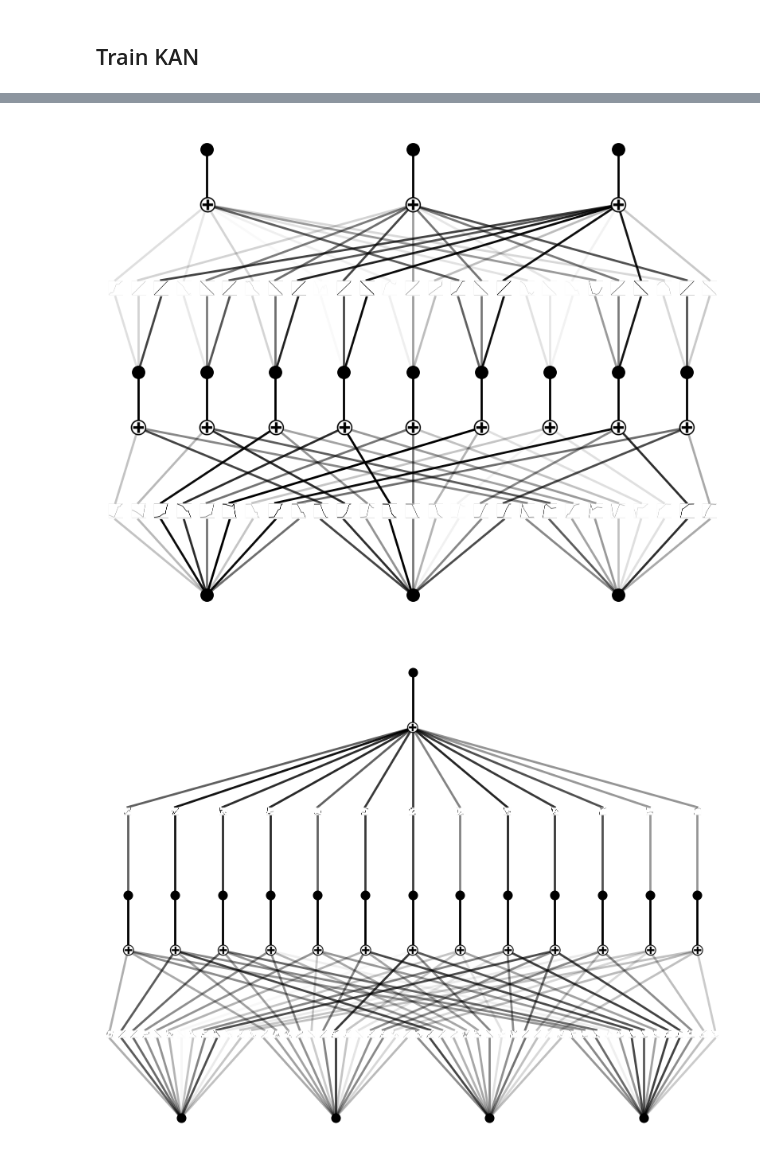
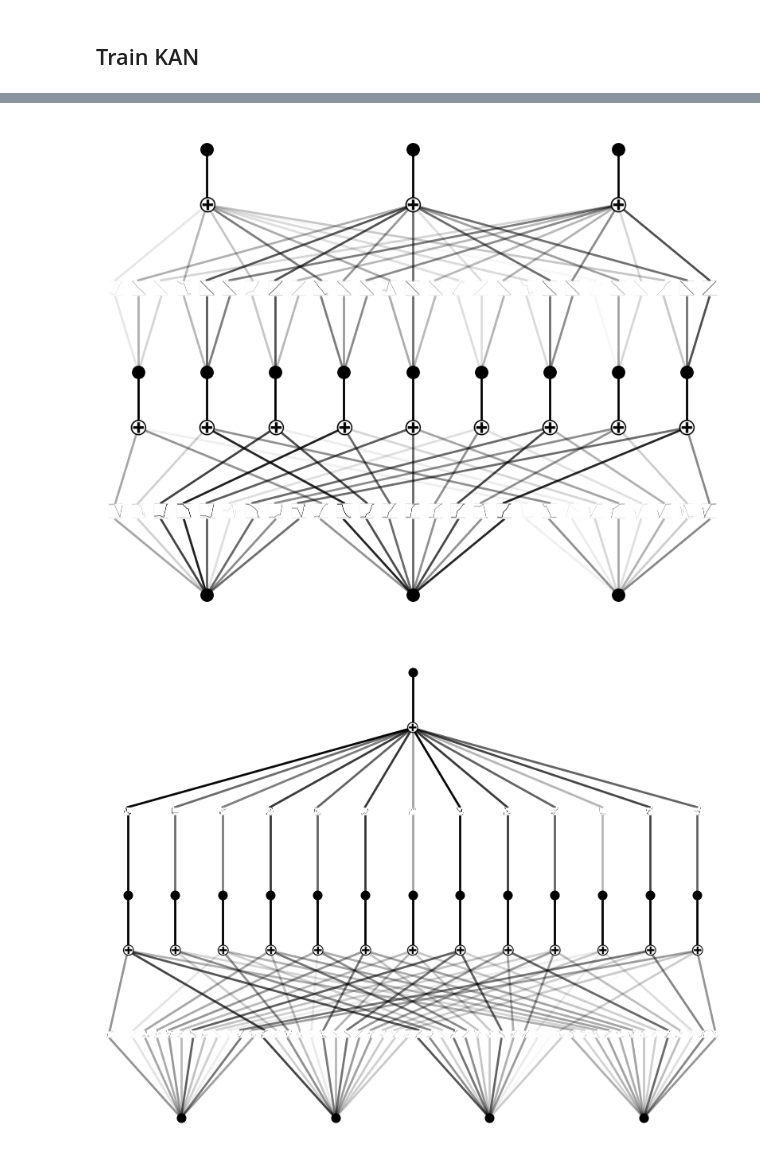
Before and after one commit to ch-tung/Randomwave_ML, a Jupyter notebook: generative_NN/KAN/test_KAN.ipynb, the cells around one changed output, grey strips where cells are left out. Saved outputs shown, nothing was run; the diff lists cells and outputs as text; code cells hidden in the pictures.

```diff
--- a/generative_NN/KAN/test_KAN.ipynb
+++ b/generative_NN/KAN/test_KAN.ipynb
@@ -229,12 +229,12 @@ Qx_inv = to_torch_device((np.linalg.pinv(Qx)), device=device)
 Qx = to_torch_device(Qx, device=device)
 
 class SQ_KAN(nn.Module):
-    def __init__(self, width=[4,11,1], width_aug=[3,7,7,3], grid=9, grid_aug=10, k=3, seed=42, device=device, multiplier=4):
+    def __init__(self, width=[4,11,1], width_aug=[3,7,7,3], grid=9, grid_aug=10, k=3, seed=42, device=device, multiplier=4, Q_scale=1/4):
         super(SQ_KAN, self).__init__()
         self.kan_aug = KAN(width=width_aug, grid=grid_aug, k=k, seed=seed, device=device, grid_eps = 1, noise_scale=0.1, base_fun = 'identity')
         self.kan_aug.update_grid_from_samples(x_train_torch)
         self.kan = KAN(width=width, grid=grid, k=k, seed=seed, device=device, noise_scale=0.1, base_fun = 'identity')
-        self.Q_torch = to_torch_device((Q_train-2)/4)
+        self.Q_torch = to_torch_device((Q_train-2)*Q_scale)
         self.A = to_torch_device(A)
         self.B = to_torch_device(B)
         self.multiplier = multiplier
@@ -257,7 +257,7 @@ class SQ_KAN(nn.Module):
         sq_full_reshaped = sq_full.view(x.size(0), self.Q_torch.size(0))
         return sq_full_reshaped*self.multiplier + bg_lin
 
-model_KAN = SQ_KAN(width=[4,13,1], width_aug=[3,9,3], grid=16, grid_aug=12, k=3, seed=11451419, device=device)
+model_KAN = SQ_KAN(width=[4,13,1], width_aug=[3,9,3], grid=20, grid_aug=10, k=3, seed=11451419, device=device, Q_scale=1/6)
 
 # x_train_torch = to_torch_device(x_train)
 # x = x_train_torch[0:2]
@@ -417,6 +417,6 @@ torch.save(model_KAN.state_dict(), './saved_model/KAN/model_13_9_grid_lin_monoc.
 # %%
-model_KAN.load_state_dict(torch.load('./saved_model/KAN/model_13_9_grid_lin_monoc.pth'))
+model_KAN.load_state_dict(torch.load('./saved_model/KAN/model_13_9_g_20_10.pth'))
 train_model_KAN(model_KAN, x_train, y_train, epochs=1000, batch_size=50, lr=1e-3, randQ=False)
 # %% [output]
-[figure, old version]
+[figure, new version]
-[figure, old version]
+[figure, new version]
```
Also changed, not shown: parts of 7 cells of this notebook, 4 other files.
